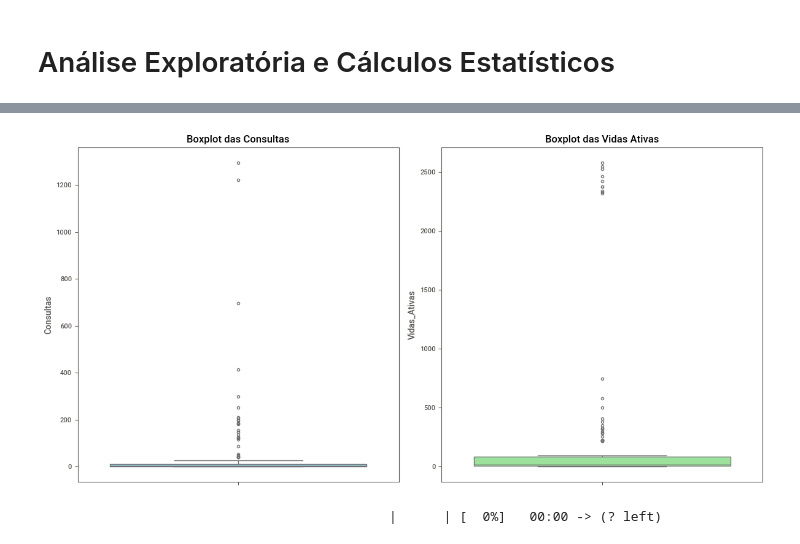
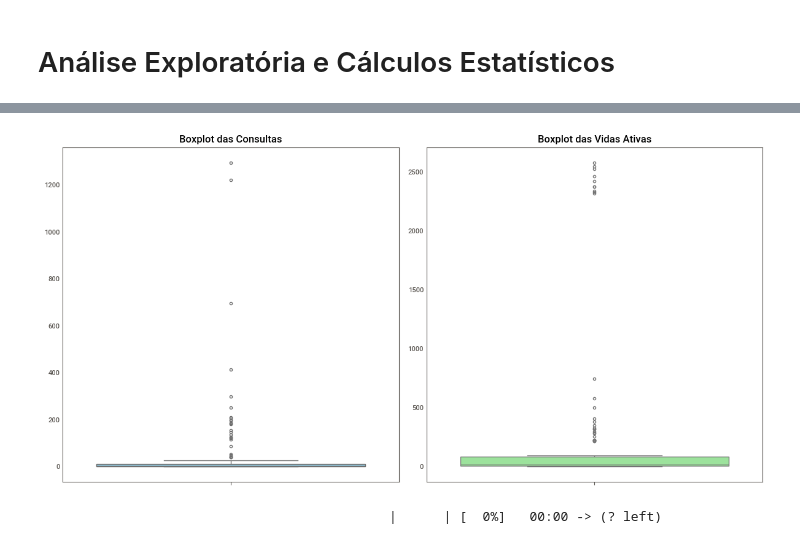
Before and after one commit to bessarodrigo/sinistralidade_telemecidina, a Jupyter notebook: sinistralidade_telemedicina.ipynb, the cells around one changed output, grey strips where cells are left out. Saved outputs shown, nothing was run; the diff lists cells and outputs as text; code cells hidden in the pictures.

```diff
--- a/sinistralidade_telemedicina.ipynb
+++ b/sinistralidade_telemedicina.ipynb
@@ -101,3 +101,14 @@ Vidas_Ativas             int64
 Periodo         datetime64[ns]
 Setor                   object
 dtype: object
+# %%
+# Transformar as strings em colunas categóricas
+colunas_categoricas_nao_ordenadas = [
+    "Empresa",
+    "Setor",
+]
+
+for coluna in colunas_categoricas_nao_ordenadas:
+    df[coluna] = df[coluna].astype("category")
+
+print(df.dtypes)
@@ -167,19 +185,23 @@ max    1295.000000   2577.000000
 # %%
 # Criar boxplot para 'CONSULTAS' e 'VIDAS ATIVAS'
 plt.figure(figsize=(12, 6))
 
 plt.subplot(1, 2, 1)
 sns.boxplot(y=df['Consultas'], color='skyblue')
 plt.title('Boxplot das Consultas')
+plt.tick_params(axis='y', length=0)
+plt.ylabel('')
 
 plt.subplot(1, 2, 2)
 sns.boxplot(y=df['Vidas_Ativas'], color='lightgreen')
 plt.title('Boxplot das Vidas Ativas')
+plt.tick_params(axis='y', length=0)
+plt.ylabel('')
 
 plt.tight_layout()
 plt.show()
 # %% [output]
-[figure, old version]
+[figure, new version]
 # %%
 # Executar o Data Profiling
 aed_sv = sv.analyze(df,
```
Also changed, not shown: parts of 1 cell of this notebook.
